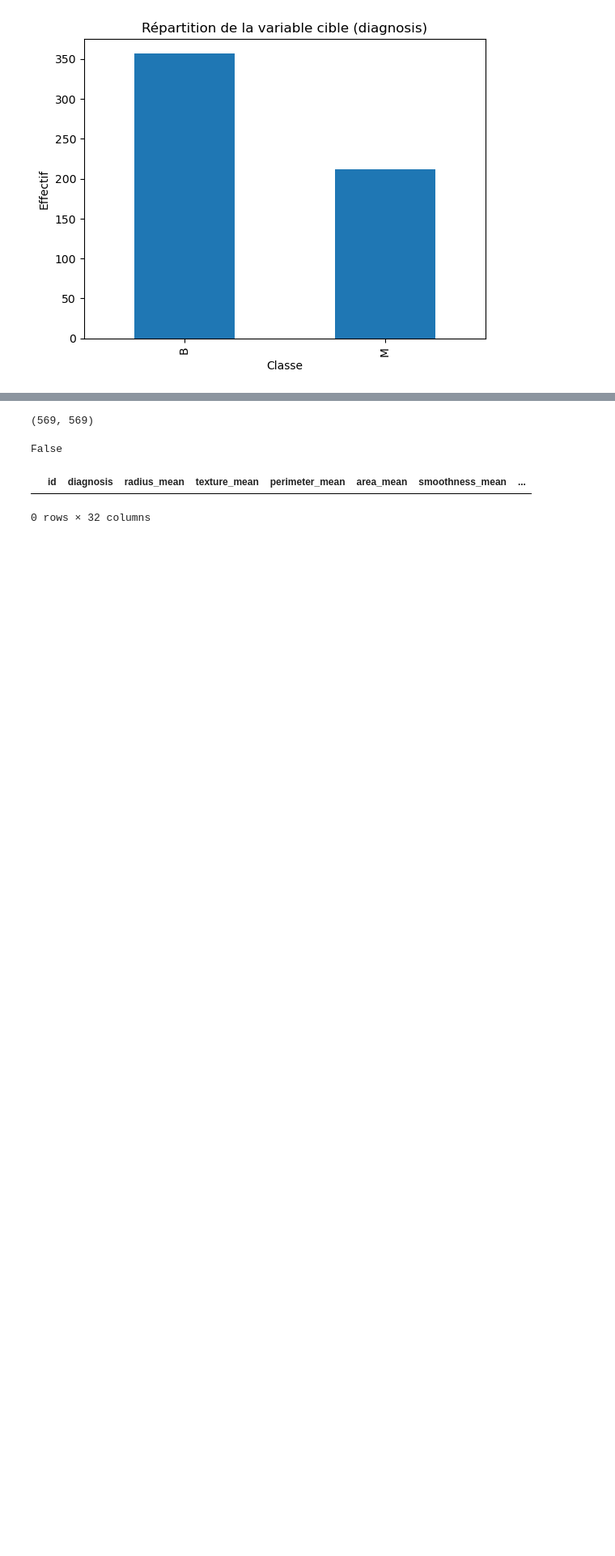
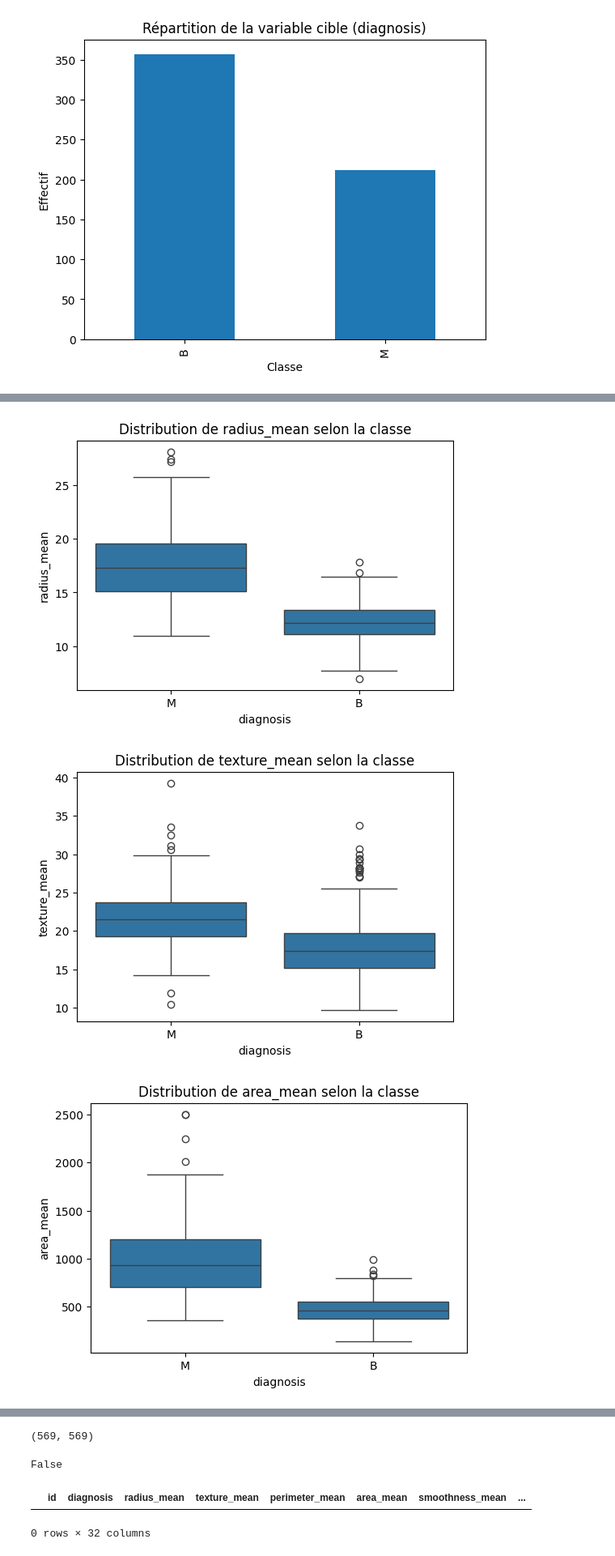
Before and after one commit to pierreusec/Machine-Learning---Breast-Cancer, a Jupyter notebook: Notebook/EDA.ipynb, the cells around one changed output, grey strips where cells are left out. Shown at 81% size. Saved outputs shown, nothing was run; the diff lists cells and outputs as text; code cells hidden in the pictures; blank space fills up the shorter version.

```diff
--- a/Notebook/EDA.ipynb
+++ b/Notebook/EDA.ipynb
@@ -89,0 +119,13 @@ plt.show()
+# %%
+# Avec quelques variables importantes
+features_to_plot = ["radius_mean", "texture_mean", "area_mean"]
+
+for feature in features_to_plot:
+    plt.figure(figsize=(6,4))
+    sns.boxplot(x="diagnosis", y=feature, data=df)
+    plt.title(f"Distribution de {feature} selon la classe")
+    plt.show()
+# %% [output]
+[figure, added]
+[figure, added]
+[figure, added]
```
Also changed, not shown: parts of 25 cells of this notebook.
